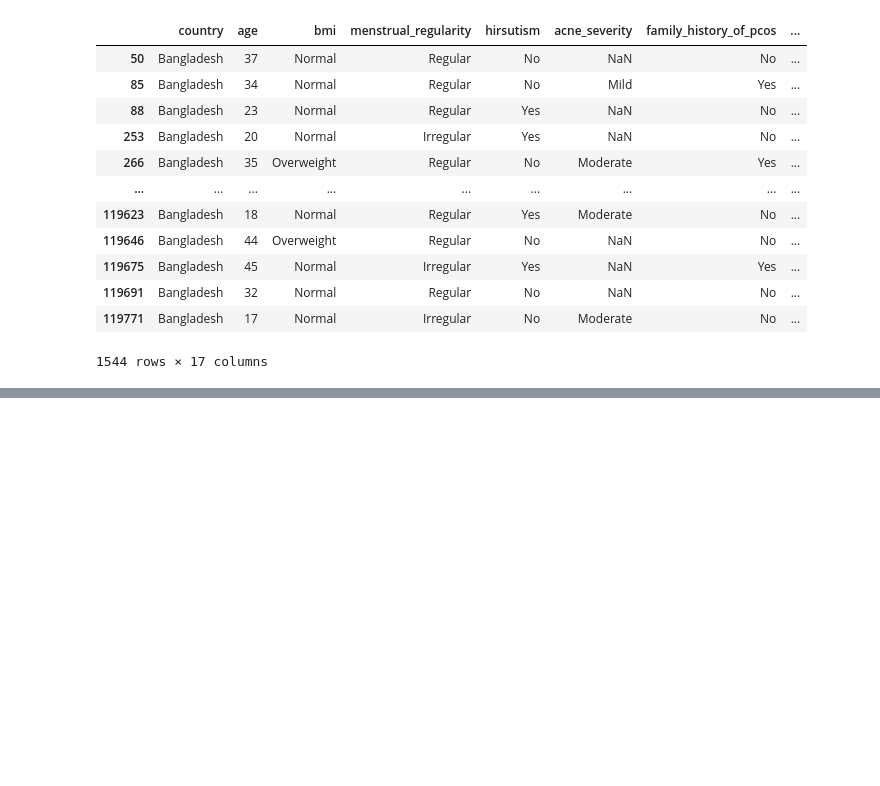
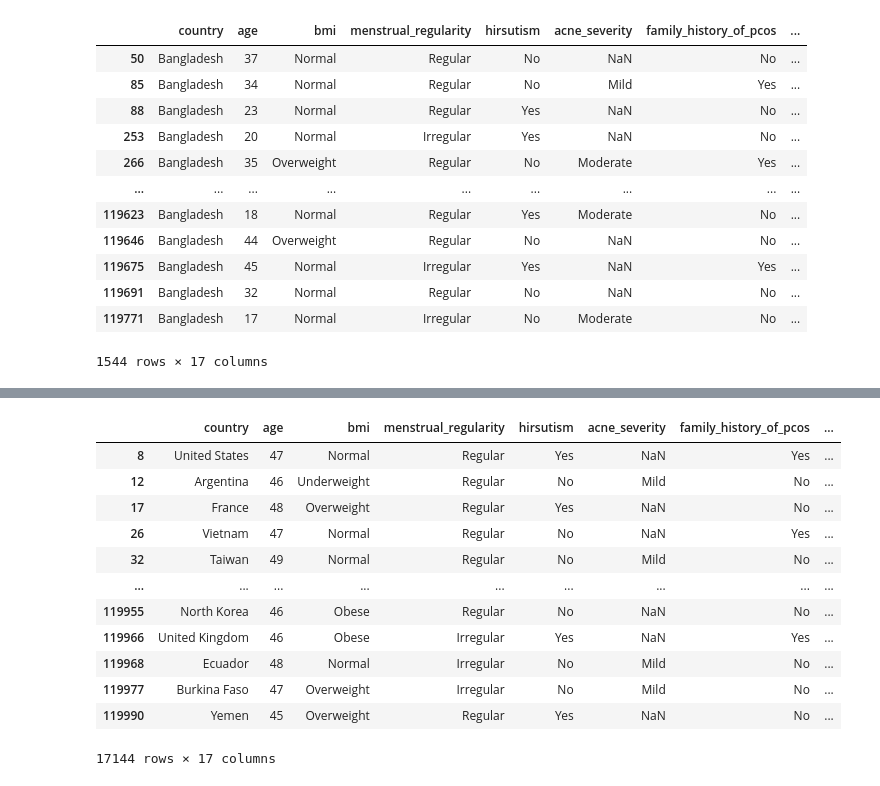
Before and after one commit to rajibulislam1/PCOS_detect_prediction, a Jupyter notebook: notebooks/01-data-preprocessed.ipynb, the cells around one changed output, grey strips where cells are left out. Saved outputs shown, nothing was run; the diff lists cells and outputs as text; code cells hidden in the pictures; blank space fills up the shorter version.

```diff
--- a/notebooks/01-data-preprocessed.ipynb
+++ b/notebooks/01-data-preprocessed.ipynb
@@ -116,0 +142,16 @@ df[df['country'] == 'Bangladesh']
+# %%
+df[df['age'] >= 45]
+# %% [output]
+|  | country | age | bmi | menstrual_regularity | hirsutism | acne_severity | family_history_of_pcos | ... |
+| 8 | United States | 47 | Normal | Regular | Yes | NaN | Yes | ... |
+| 12 | Argentina | 46 | Underweight | Regular | No | Mild | No | ... |
+| 17 | France | 48 | Overweight | Regular | Yes | NaN | No | ... |
+| 26 | Vietnam | 47 | Normal | Regular | No | NaN | Yes | ... |
+| 32 | Taiwan | 49 | Normal | Regular | No | Mild | No | ... |
+| ... | ... | ... | ... | ... | ... | ... | ... | ... |
+| 119955 | North Korea | 46 | Obese | Regular | No | NaN | No | ... |
+| 119966 | United Kingdom | 46 | Obese | Irregular | Yes | NaN | Yes | ... |
+| 119968 | Ecuador | 48 | Normal | Irregular | No | Mild | No | ... |
+| 119977 | Burkina Faso | 47 | Overweight | Irregular | No | Mild | No | ... |
+| 119990 | Yemen | 45 | Overweight | Regular | Yes | NaN | No | ... |
+17144 rows × 17 columns
```
Also changed, not shown: parts of 45 cells of this notebook.
